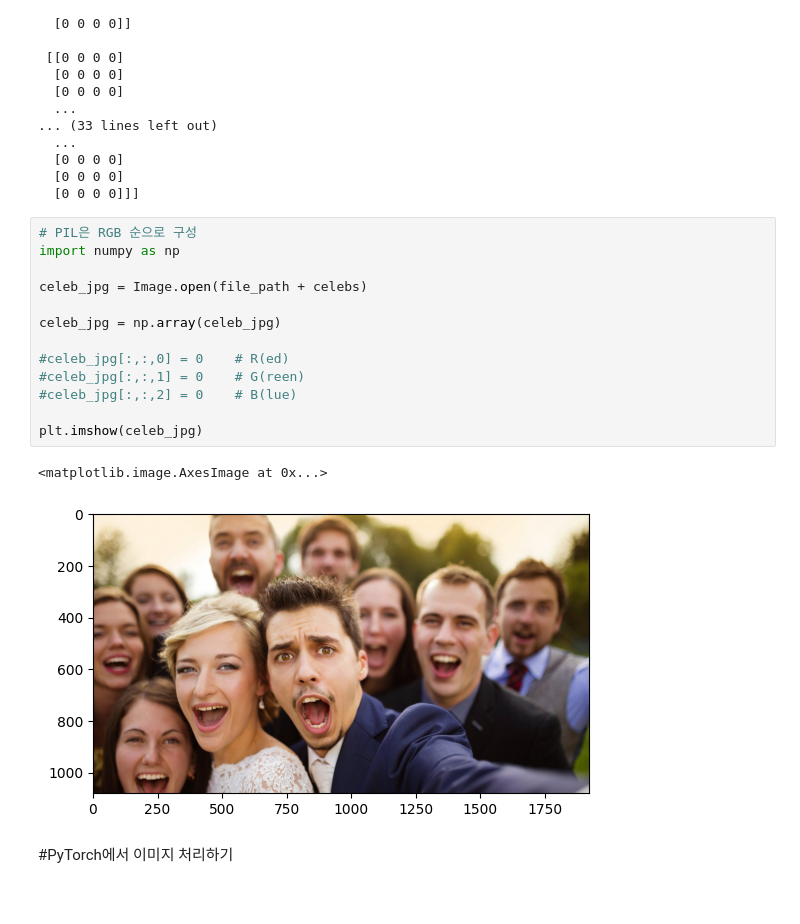
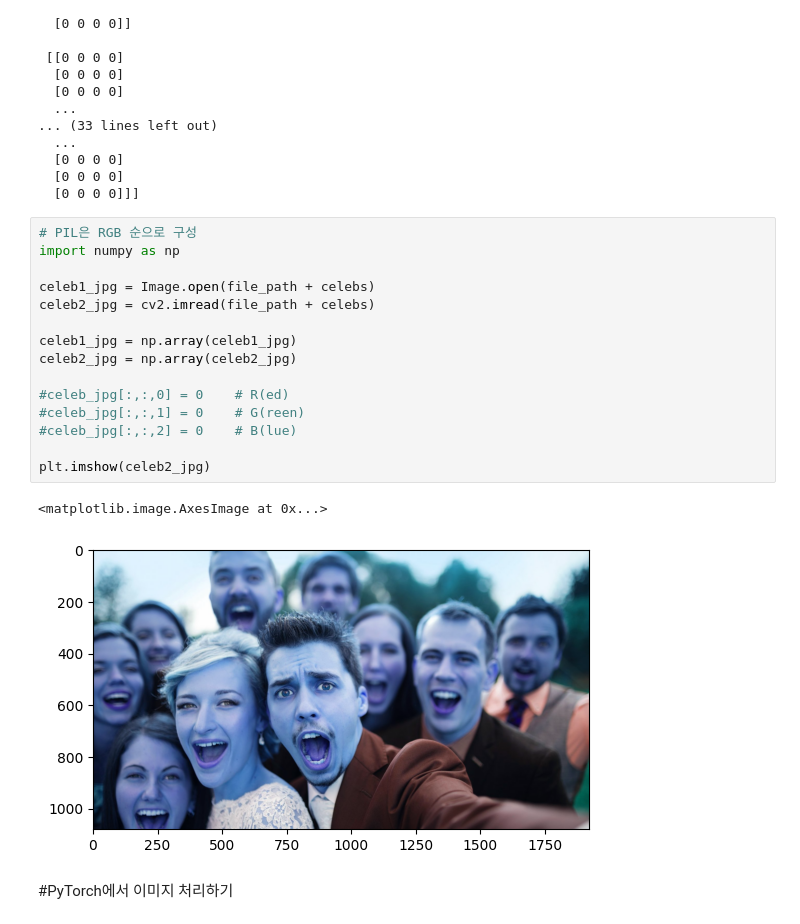
Before and after one commit to choki0715/lecture, a Jupyter notebook: image_handle.ipynb, the cells around one changed output. Saved outputs shown, nothing was run; the diff lists cells and outputs as text.

```diff
--- a/image_handle.ipynb
+++ b/image_handle.ipynb
@@ -174,19 +175,21 @@ print(np.array(cat_png))
 # %%
 # PIL은 RGB 순으로 구성
 import numpy as np
 
-celeb_jpg = Image.open(file_path + celebs)
+celeb1_jpg = Image.open(file_path + celebs)
+celeb2_jpg = cv2.imread(file_path + celebs)
 
-celeb_jpg = np.array(celeb_jpg)
+celeb1_jpg = np.array(celeb1_jpg)
+celeb2_jpg = np.array(celeb2_jpg)
 
 #celeb_jpg[:,:,0] = 0    # R(ed)
 #celeb_jpg[:,:,1] = 0    # G(reen)
 #celeb_jpg[:,:,2] = 0    # B(lue)
 
-plt.imshow(celeb_jpg)
+plt.imshow(celeb2_jpg)
 # %% [output]
 <matplotlib.image.AxesImage at 0x...>
-[figure, old version]
+[figure, new version]
 # %% [markdown]
 #PyTorch에서 이미지 처리하기
 # %%
```
Also changed, not shown: parts of 4 cells of this notebook.
